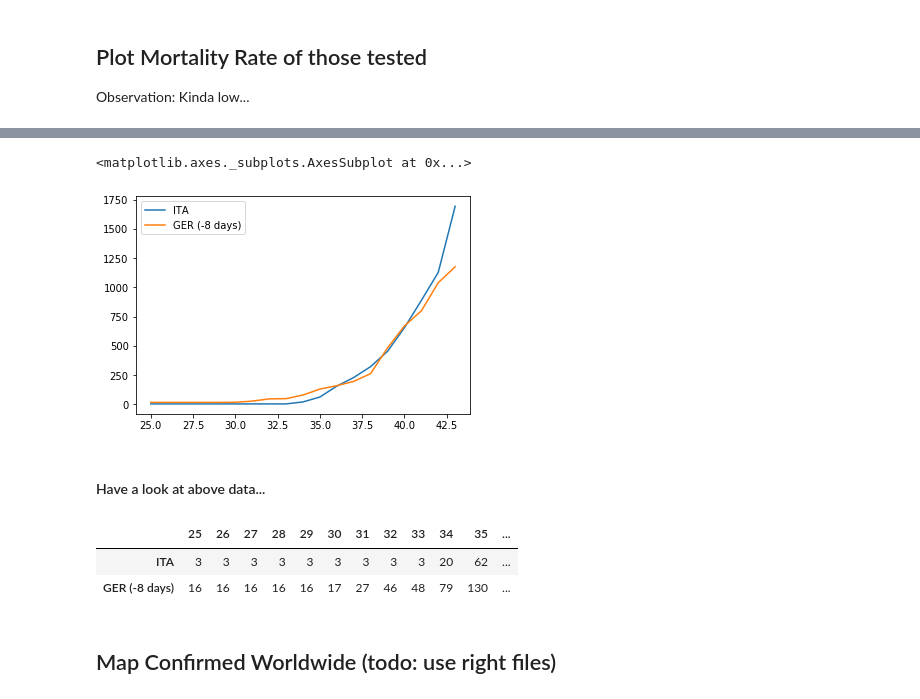
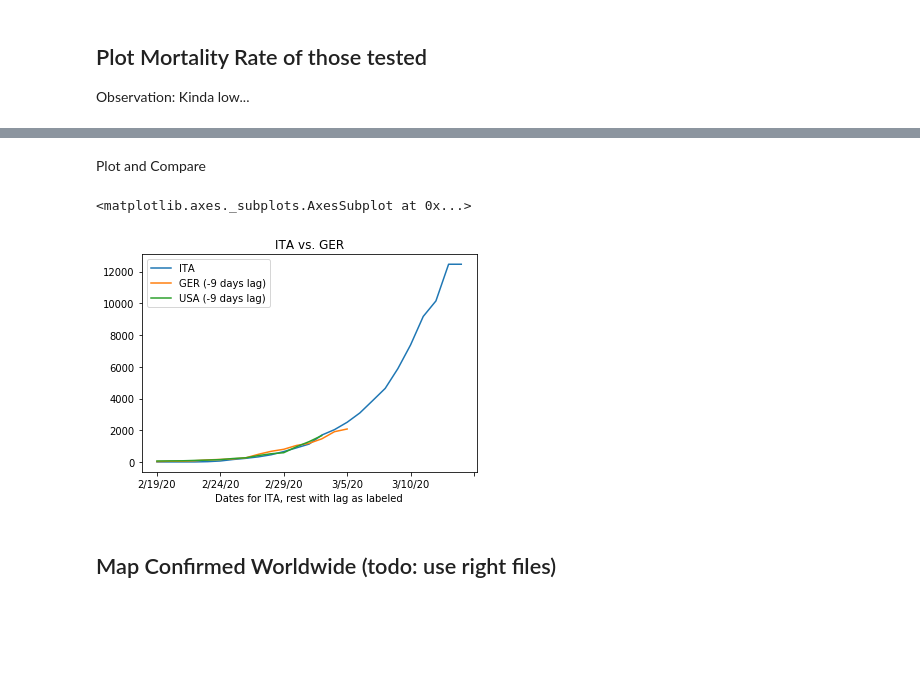
Before and after one commit to CannonCloud/coronavirus, a Jupyter notebook: python/manuel/corona_manuel.ipynb, the cells around one changed output, grey strips where cells are left out. Saved outputs shown, nothing was run; the diff lists cells and outputs as text; code cells hidden in the pictures; blank space fills up the shorter version.

```diff
--- a/python/manuel/corona_manuel.ipynb
+++ b/python/manuel/corona_manuel.ipynb
@@ -74,7 +78,6 @@ ger = df_confirmed.loc[df_confirmed['Country/Region'] == 'Germany']
 
 # Prep dataframe GER data
 ger =  ger.transpose()
-ger = ger.reset_index()
-ger.columns = ['index', 'amount_ger']
-ger['amount_ger'] = ger['amount_ger'].shift(-8)
-ger = ger[:-9]
+ger.columns = ['amount_ger']
+ger['amount_ger'] = ger['amount_ger'].shift(-9)
+ger = ger[30:]
@@ -83,6 +88,5 @@ ita = df_confirmed.loc[df_confirmed['Country/Region'] == 'Italy']
 
 # Prep dataframe ITA data
 ita = ita.transpose()
-ita = ita[:-8]
-ita = ita.reset_index()
-ger.columns = ['index', 'amount_ita']
+ita.columns = ['amount_ita']
+ita = ita[30:]
@@ -92,8 +98,8 @@ us = df_confirmed.loc[df_confirmed['Country/Region'] == 'US']
 # Prep dataframe US data
 us = us.groupby('Country/Region').sum()
 us =  us.transpose()
-us = us.reset_index()
 
-us.columns = ['index', 'amount_ger']
-us['amount_ger'] = us['amount_ger'].shift(-10)
-us = us[:-9]
+# Prep dataframe GER data
+us.columns = ['amount_us']
+us['amount_us'] = us['amount_us'].shift(-9)
+us = us[30:]
@@ -109,20 +106,22 @@ df.plot()
-# %%
-df = ita.merge(ger, left_on='index', right_on='index')
-df = df[25:]
-df = df.iloc[:,1:3]
-df.columns = ['ITA', 'GER (-8 days)']
-df.plot()
-# %% [output]
-<matplotlib.axes._subplots.AxesSubplot at 0x...>
-[figure, removed]
-# %% [markdown]
-#### Have a look at above data...
-# %%
-df.transpose()
-# %% [output]
-|  | 25 | 26 | 27 | 28 | 29 | 30 | 31 | 32 | 33 | 34 | 35 | ... |
-| ITA | 3 | 3 | 3 | 3 | 3 | 3 | 3 | 3 | 3 | 20 | 62 | ... |
-| GER (-8 days) | 16 | 16 | 16 | 16 | 16 | 17 | 27 | 46 | 48 | 79 | 130 | ... |
+# %% [markdown]
+Plot and Compare
+# %%
+# Plot
+ax = ita.plot(title='ITA vs. GER')
+ger.plot(ax=ax)
+us.plot(ax=ax)
+
+# Set legend
+ax.legend(['ITA', 'GER (-9 days lag)', 'USA (-9 days lag)'])
+
+# Set labels
+ax.set_xlabel("Dates for ITA, rest with lag as labeled")
+ax.set_ylabel("Dates for ITA, rest with lag as labeled")
+
+ax
+# %% [output]
+<matplotlib.axes._subplots.AxesSubplot at 0x...>
+[figure, added]
 # %% [markdown]
 ## Map Confirmed Worldwide (todo: use right files)
 # %%
```
Also changed, not shown: parts of 15 cells of this notebook.
